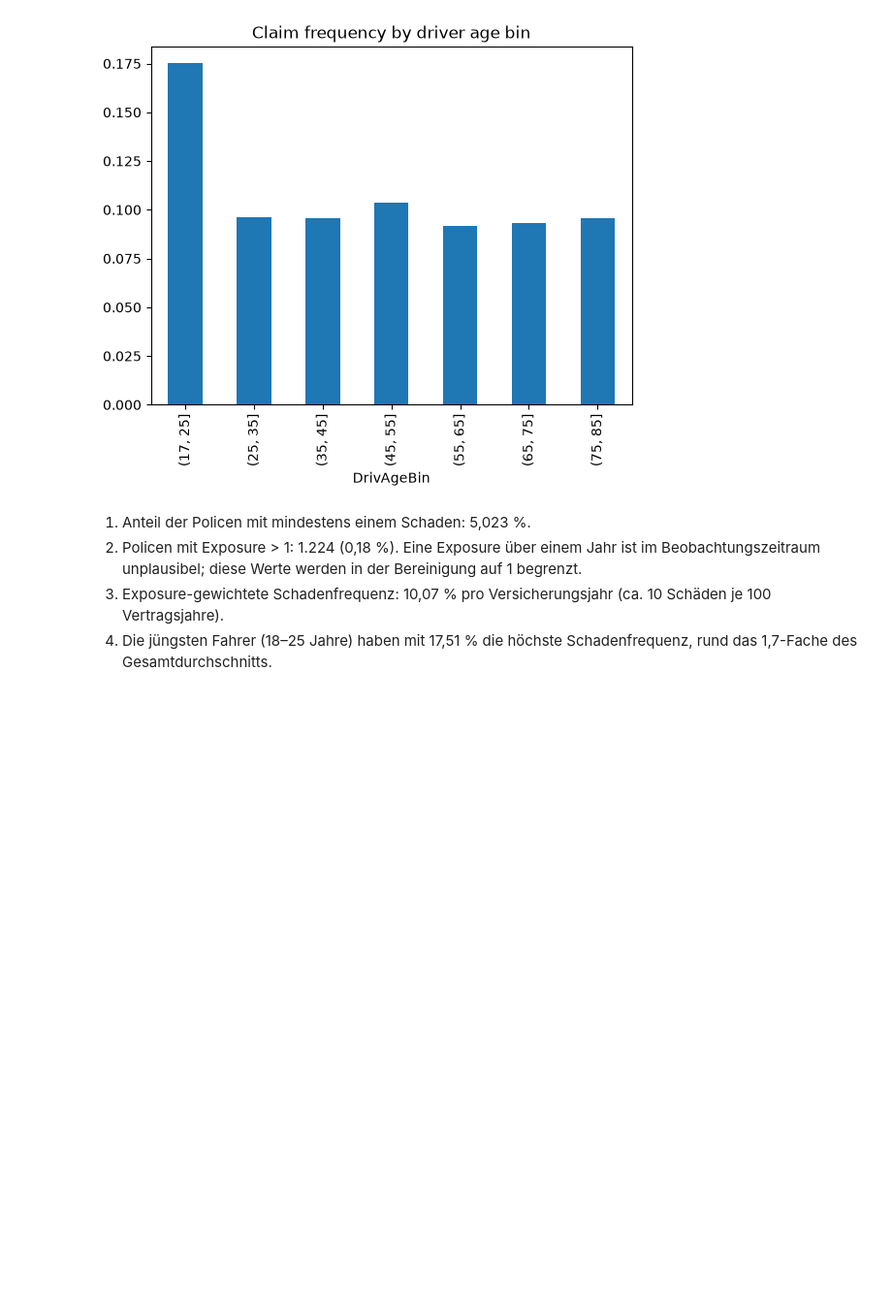
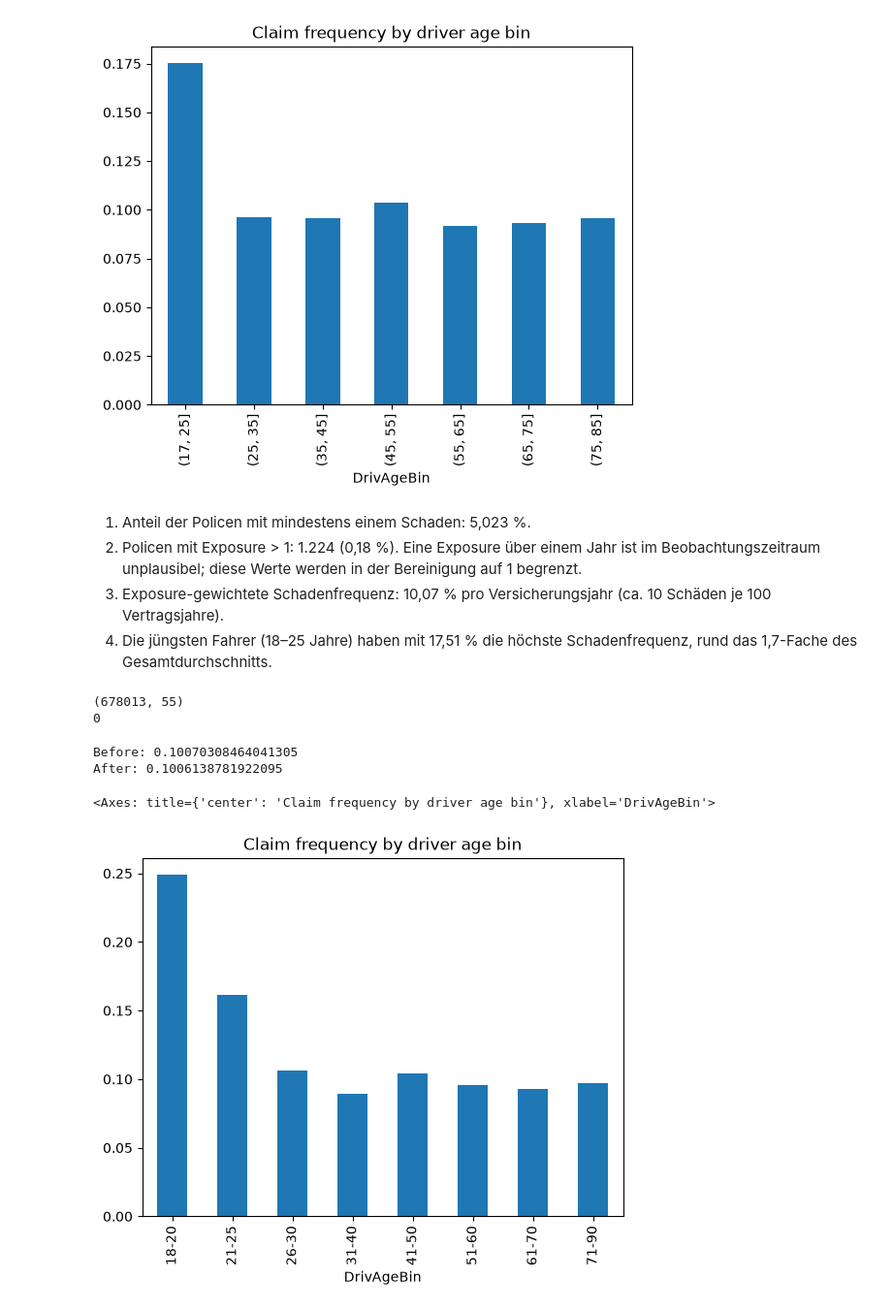
Before and after one commit to echow621/fremtpl2-claim-frequency, a Jupyter notebook: 01_data_exploration.ipynb, the cells around one changed output. Shown at 97% size. Drawn from its saved outputs; the diff is of its cells as text; code cells hidden in the pictures; blank space fills up the shorter version.

Commit message:
cleaning, binning and encoding

```diff
--- a/01_data_exploration.ipynb
+++ b/01_data_exploration.ipynb
@@ -174,3 +176,60 @@ DrivAgeBin
 2. Policen mit Exposure > 1: 1.224 (0,18 %). Eine Exposure über einem Jahr ist im Beobachtungszeitraum unplausibel; diese Werte werden in der Bereinigung auf 1 begrenzt.
 3. Exposure-gewichtete Schadenfrequenz: 10,07 % pro Versicherungsjahr (ca. 10 Schäden je 100 Vertragsjahre).
 4. Die jüngsten Fahrer (18–25 Jahre) haben mit 17,51 % die höchste Schadenfrequenz, rund das 1,7-Fache des Gesamtdurchschnitts.
+# %%
+df_clean = df.copy()
+
+# Cap extreme values instead of dropping rows (keeps the exposure volume)
+
+df_clean["ClaimNb"] = df_clean["ClaimNb"].clip(upper=4)
+df_clean["Exposure"] = df_clean["Exposure"].clip(upper=1)
+df_clean["VehPower"] = df_clean["VehPower"].clip(upper=9)
+df_clean["VehAge"] = df_clean["VehAge"].clip(upper=20)
+df_clean["DrivAge"] = df_clean["DrivAge"].clip(upper=90)
+df_clean["BonusMalus"] = df_clean["BonusMalus"].clip(upper=150)
+# %%
+df_clean["DrivAgeBin"] = pd.cut(
+    df_clean["DrivAge"],
+    bins=[17, 20, 25, 30, 40, 50, 60, 70, 90],
+    labels=["18-20", "21-25", "26-30", "31-40", "41-50", "51-60", "61-70", "71-90"],
+)
+df_clean["VehAgeBin"] = pd.cut(
+    df_clean["VehAge"],
+    bins=[-1, 1, 5, 10, 15, 20],
+    labels=["0-1", "2-5", "6-10", "11-15", "16-20"],
+)
+# After capping, VehPower has only a few distinct values (4-9): use as category
+df_clean["VehPowerCat"] = df_clean["VehPower"].astype(int).astype(str)
+# %%
+df_clean["LogDensity"] = np.log(df_clean["Density"])
+# %%
+cat_cols = ["Area", "VehBrand", "VehGas", "Region",
+            "DrivAgeBin", "VehAgeBin", "VehPowerCat"]
+num_cols = ["BonusMalus", "LogDensity"]
+
+X = pd.get_dummies(df_clean[cat_cols + num_cols], columns=cat_cols,
+                   drop_first=True, dtype=float)
+y = df_clean["ClaimNb"] / df_clean["Exposure"]   # target: claim frequency
+w = df_clean["Exposure"]                         # weights for the Poisson model
+
+print(X.shape)
+print(X.isna().sum().sum())
+# %% [output]
+(678013, 55)
+0
+# %%
+# Check that the weighted frequency did not change much after capping
+print("Before:", df["ClaimNb"].sum() / df["Exposure"].sum())
+print("After:", df_clean["ClaimNb"].sum() / df_clean["Exposure"].sum())
+
+# Frequency by driver age bin
+g = df_clean.groupby("DrivAgeBin", observed=True).agg(
+    claims=("ClaimNb", "sum"), exposure=("Exposure", "sum")
+)
+g["freq"] = g["claims"] / g["exposure"]
+g["freq"].plot(kind="bar", title="Claim frequency by driver age bin")
+# %% [output]
+Before: 0.10070308464041305
+After: 0.1006138781922095
+<Axes: title={'center': 'Claim frequency by driver age bin'}, xlabel='DrivAgeBin'>
+[figure, added]
```
Also changed, not shown: parts of 2 cells of this notebook.
